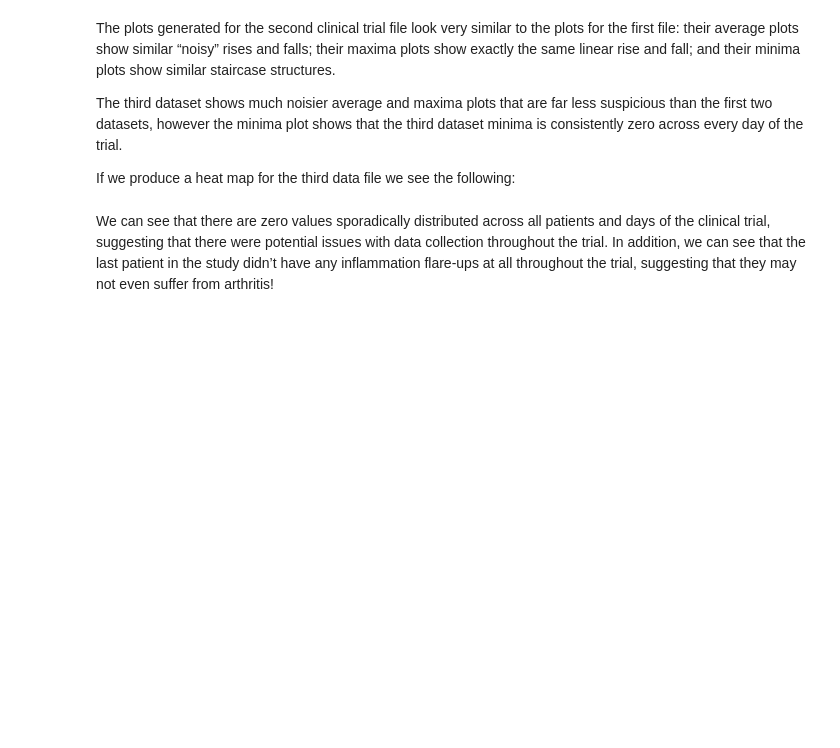
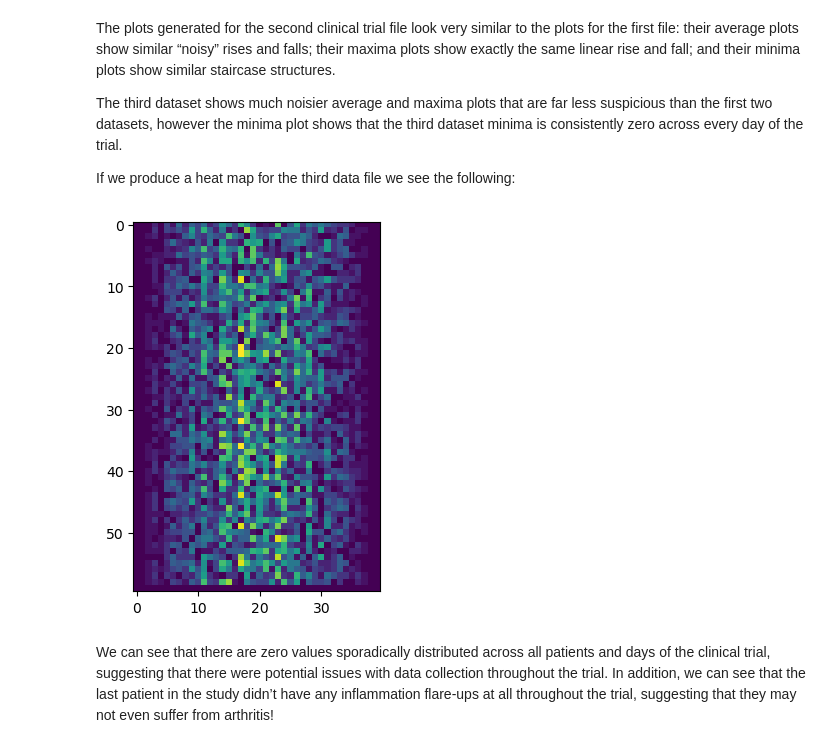
Before and after one commit to ssvassiliev/Intro2python, a Jupyter notebook: In_Class_Introductory_Python_Part1.ipynb, the cells around one changed output. Cells and saved outputs as stored; diff of their text form; code cells hidden in the pictures; blank space fills up the shorter version.

```diff
--- a/In_Class_Introductory_Python_Part1.ipynb
+++ b/In_Class_Introductory_Python_Part1.ipynb
@@ -965,4 +934,27 @@ As these examples show, glob.glob’s result is a list of file and directory pat
 
 If we want to start by analyzing just the first three files in alphabetical order, we can use the sorted built-in function to generate a new sorted list from the glob.glob output:
 # %%
-#Your code goes here
+filenames = sorted(glob.glob('data/inflammation*.csv'))
+filenames = filenames[0:3]
+for filename in filenames:
+    print(filename)
+
+    data = np.loadtxt(fname=filename, delimiter=',')
+
+    fig = plt.figure(figsize=(10.0, 3.0))
+
+    axes1 = fig.add_subplot(1, 3, 1)
+    axes2 = fig.add_subplot(1, 3, 2)
+    axes3 = fig.add_subplot(1, 3, 3)
+
+    axes1.set_ylabel('average')
+    axes1.plot(np.mean(data, axis=0))
+
+    axes2.set_ylabel('max')
+    axes2.plot(np.amax(data, axis=0))
+
+    axes3.set_ylabel('min')
+    axes3.plot(np.amin(data, axis=0))
+
+    fig.tight_layout()
+    plt.show()
@@ -973,7 +967,10 @@ The third dataset shows much noisier average and maxima plots that are far less
 
 If we produce a heat map for the third data file we see the following:
 # %%
-#Your code goes here
+image = plt.imshow(data)
+plt.show()
+# %% [output]
+[figure, added]
 # %% [markdown]
 We can see that there are zero values sporadically distributed across all patients and days of the clinical trial, suggesting that there were potential issues with data collection throughout the trial. In addition, we can see that the last patient in the study didn’t have any inflammation flare-ups at all throughout the trial, suggesting that they may not even suffer from arthritis!
 # %% [markdown]
```
Also changed, not shown: parts of 65 cells of this notebook, 1 other file.
